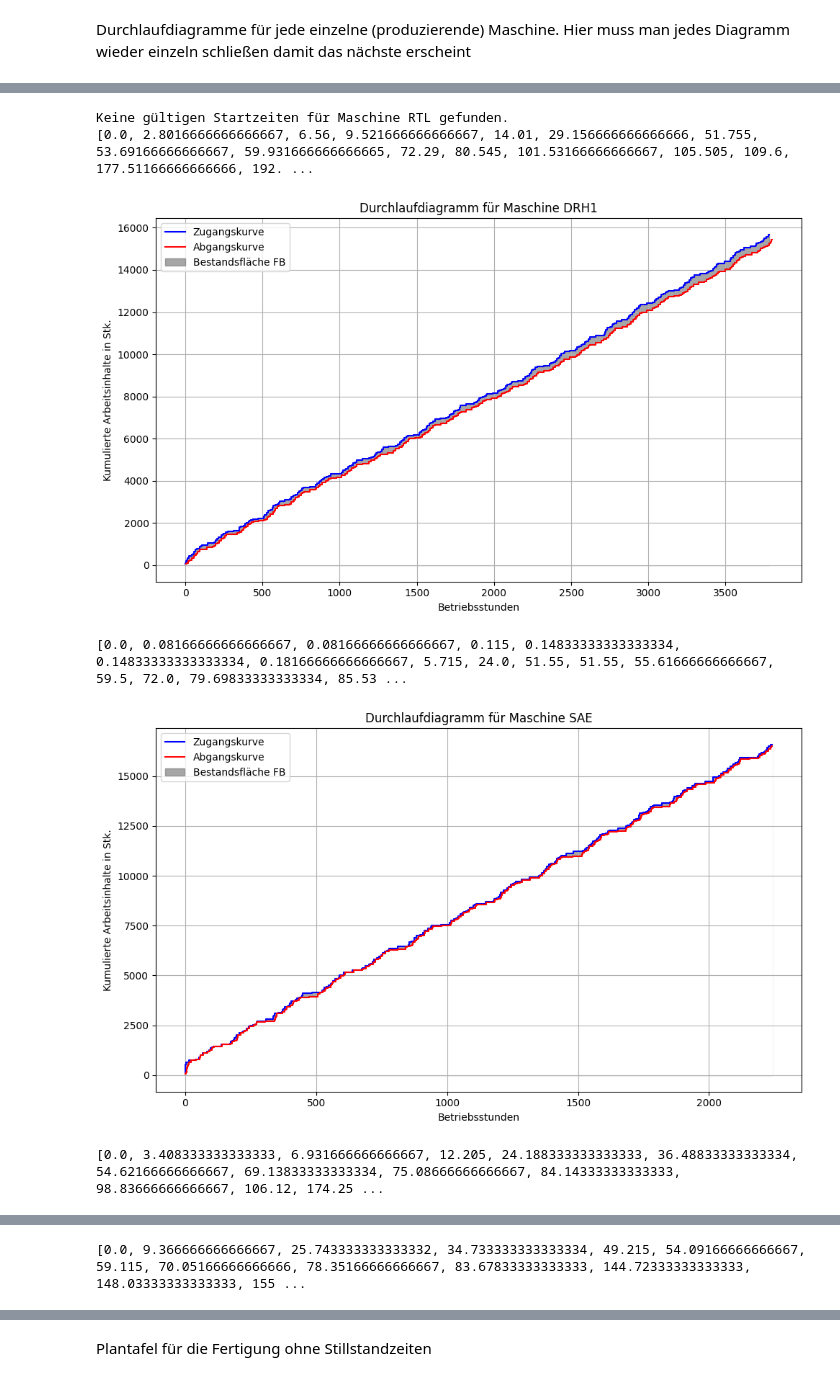
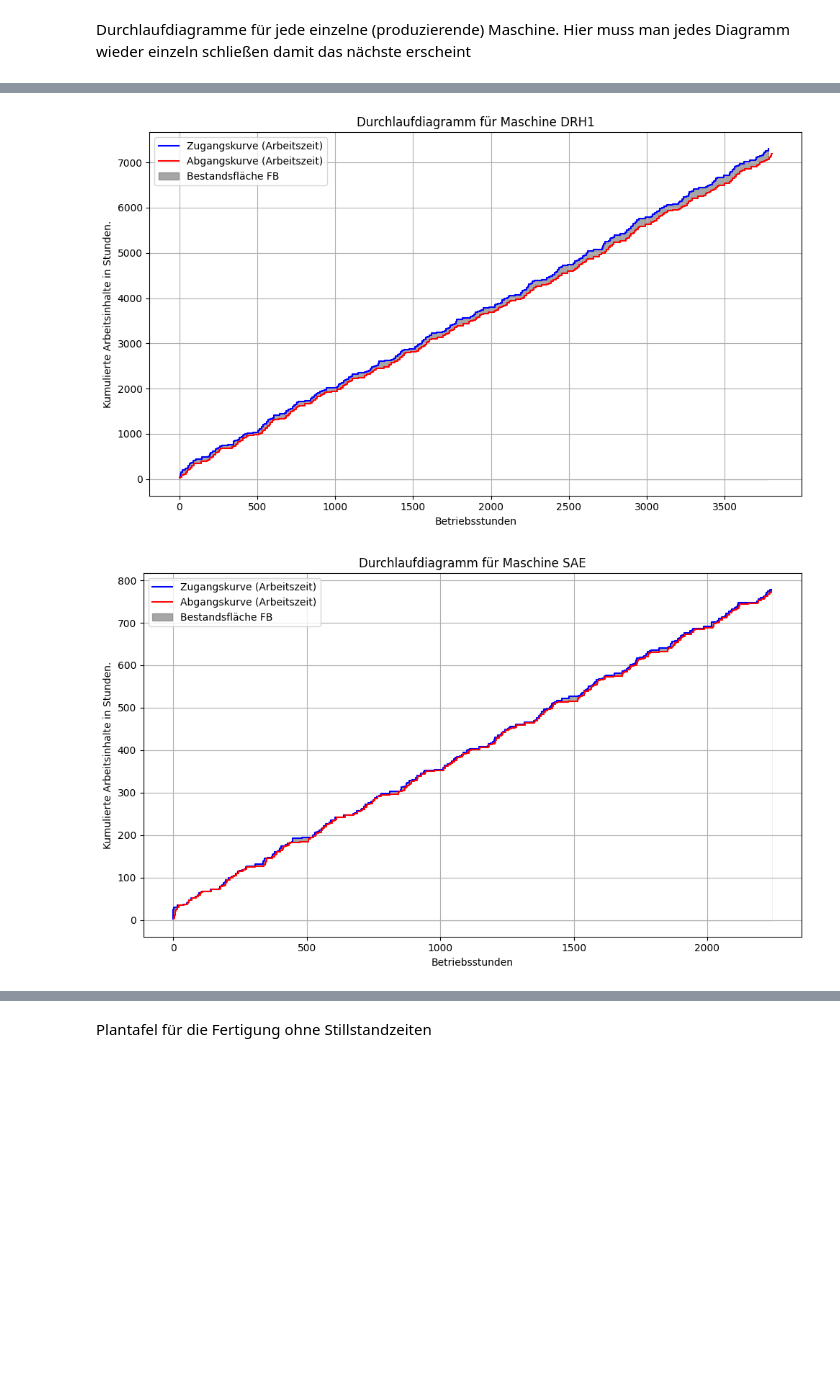
Before and after one commit to LGehlauf/SPP24, a Jupyter notebook: Fertigungsauswertung.ipynb, the cells around one changed output, grey strips where cells are left out. Drawn from its saved outputs; the diff is of its cells as text; code cells hidden in the pictures; blank space fills up the shorter version.

Commit message:
Update Durchlauf einzel Maschinen

```diff
--- a/Fertigungsauswertung.ipynb
+++ b/Fertigungsauswertung.ipynb
@@ -283,7 +283,6 @@ verbindung.close()
 # %% [markdown]
 Durchlaufdiagramme für jede einzelne (produzierende) Maschine. Hier muss man jedes Diagramm wieder einzeln schließen damit das nächste erscheint
 # %%
-
 
 import sqlite3
 import matplotlib.pyplot as plt
@@ -354,6 +353,28 @@ for maschine in maschinen:
     kumulierte_zugang = [sum(vorgabe_liste[:i+1]) for i in range(len(vorgabe_liste))]
     kumulierte_abgang = [sum(real_liste[:i+1]) for i in range(len(real_liste))]
 
+    # Berechnung der Produktionsrate
+    produktionsraten = []
+    for i in range(len(daten)):
+     if daten[i][0] is not None and daten[i][1] is not None and daten[i][2] > 0:
+            zeitdifferenz = (datetime.strptime(daten[i][1], '%Y-%m-%d %H:%M:%S') - datetime.strptime(daten[i][0], '%Y-%m-%d %H:%M:%S')).total_seconds() / 3600
+            if zeitdifferenz > 0:  # Schutz gegen Division durch Null
+                produktionsraten.append(daten[i][2] / zeitdifferenz)
+
+    # Durchschnittliche Produktionsrate berechnen (fallback falls keine Daten vorliegen)
+    if produktionsraten:
+        durchschnittliche_produktionsrate = sum(produktionsraten) / len(produktionsraten)
+    else:
+        print(f"Keine gültige Produktionsraten für Maschine {maschine_name} berechnet.")
+        continue
+
+    # Umwandlung von Stückzahlen in kumulierte Arbeitszeiten
+    kumulierte_zugang_arbeitszeit = [x / durchschnittliche_produktionsrate for x in kumulierte_zugang]
+    kumulierte_abgang_arbeitszeit = [x / durchschnittliche_produktionsrate for x in kumulierte_abgang]
+
+    # Gemeinsame x-Werte für Arbeitszeiten
+    #kumulierte_zugang_arbeitszeit_interp = np.interp(gemeinsame_x, zugang_stunden, kumulierte_zugang_arbeitszeit)
+    #kumulierte_abgang_arbeitszeit_interp = np.interp(gemeinsame_x, abgang_stunden, kumulierte_abgang_arbeitszeit)
 
     import numpy as np
 
@@ -361,8 +382,8 @@ for maschine in maschinen:
     gemeinsame_x = np.union1d(zugang_stunden, abgang_stunden)
 
     # Interpolierte y-Werte für kumulierte Zugang und Abgang
-    kumulierte_zugang_interp = np.interp(gemeinsame_x, zugang_stunden, kumulierte_zugang)
-    kumulierte_abgang_interp = np.interp(gemeinsame_x, abgang_stunden, kumulierte_abgang)
+    #kumulierte_zugang_interp = np.interp(gemeinsame_x, zugang_stunden, kumulierte_zugang)
+    #kumulierte_abgang_interp = np.interp(gemeinsame_x, abgang_stunden, kumulierte_abgang)
 
 
 
@@ -392,17 +413,16 @@ for maschine in maschinen:
     # Visualisierung des Diagramms für die Maschine
     fig, ax = plt.subplots(figsize=(10, 6))
 
-    # Zugangskurve (blau)
-    ax.step(zugang_stunden[:laenge], kumulierte_zugang[:laenge], label='Zugangskurve', color='blue', where='mid')
+    # Zugangskurve (in Arbeitszeit)
+    ax.step(zugang_stunden[:laenge], kumulierte_zugang_arbeitszeit[:laenge], label='Zugangskurve (Arbeitszeit)', color='blue', where='mid')
+
+    # Abgangskurve (in Arbeitszeit)
+    ax.step(abgang_stunden[:laenge], kumulierte_abgang_arbeitszeit[:laenge], label='Abgangskurve (Arbeitszeit)', color='red', where='mid')
 
 
-    # Abgangskurve (rot)
-    ax.step(abgang_stunden[:laenge], kumulierte_abgang[:laenge], label='Abgangskurve', color='red', where='mid')
-    #ax.plot(abgang_stunden[:laenge], abgang_stunden_multipliziert[:laenge],color = 'gray')
-
     # Mittlerer Bestand als schattierte Fläche zwischen Zugang und Abgang
-    ax.fill_between(zugang_stunden[:laenge], kumulierte_zugang[:laenge], color='grey', step='mid', alpha=0.7, label='Bestandsfläche FB')
-    ax.fill_between(abgang_stunden[:laenge], kumulierte_abgang[:laenge], color='white', step='mid',interpolate= False, alpha=1)
+    ax.fill_between(zugang_stunden[:laenge], kumulierte_zugang_arbeitszeit[:laenge], color='grey', step='mid', alpha=0.7, label='Bestandsfläche FB')
+    ax.fill_between(abgang_stunden[:laenge], kumulierte_abgang_arbeitszeit[:laenge], color='white', step='mid',interpolate= False, alpha=1)
 
 
     # Linien für die mittleren Werte
@@ -412,7 +432,7 @@ for maschine in maschinen:
 
     # Diagrammdetails
     ax.set_xlabel("Betriebsstunden")
-    ax.set_ylabel("Kumulierte Arbeitsinhalte in Stk.")
+    ax.set_ylabel("Kumulierte Arbeitsinhalte in Stunden.")
     ax.set_title(f"Durchlaufdiagramm für Maschine {maschine_name}")
     ax.legend(loc='upper left')
     ax.grid(True)
@@ -442,6 +461,2 @@ Keine gültigen Startzeiten für Maschine FTL gefunden.
-Keine gültigen Startzeiten für Maschine RTL gefunden.
-[0.0, 2.8016666666666667, 6.56, 9.521666666666667, 14.01, 29.156666666666666, 51.755, 53.69166666666667, 59.931666666666665, 72.29, 80.545, 101.53166666666667, 105.505, 109.6, 177.51166666666666, 192. ...
-[figure, old version]
+[figure, new version]
-[0.0, 0.08166666666666667, 0.08166666666666667, 0.115, 0.14833333333333334, 0.14833333333333334, 0.18166666666666667, 5.715, 24.0, 51.55, 51.55, 55.61666666666667, 59.5, 72.0, 79.69833333333334, 85.53 ...
-[figure, old version]
+[figure, new version]
-[0.0, 3.408333333333333, 6.931666666666667, 12.205, 24.188333333333333, 36.48833333333334, 54.62166666666667, 69.13833333333334, 75.08666666666667, 84.14333333333333, 98.83666666666667, 106.12, 174.25 ...
@@ -449 +463,0 @@ Keine gültigen Startzeiten für Maschine RTL gefunden.
-[0.0, 9.366666666666667, 25.743333333333332, 34.733333333333334, 49.215, 54.09166666666667, 59.115, 70.05166666666666, 78.35166666666667, 83.67833333333333, 144.72333333333333, 148.03333333333333, 155 ...
```
Also changed, not shown: parts of 1 cell of this notebook.
